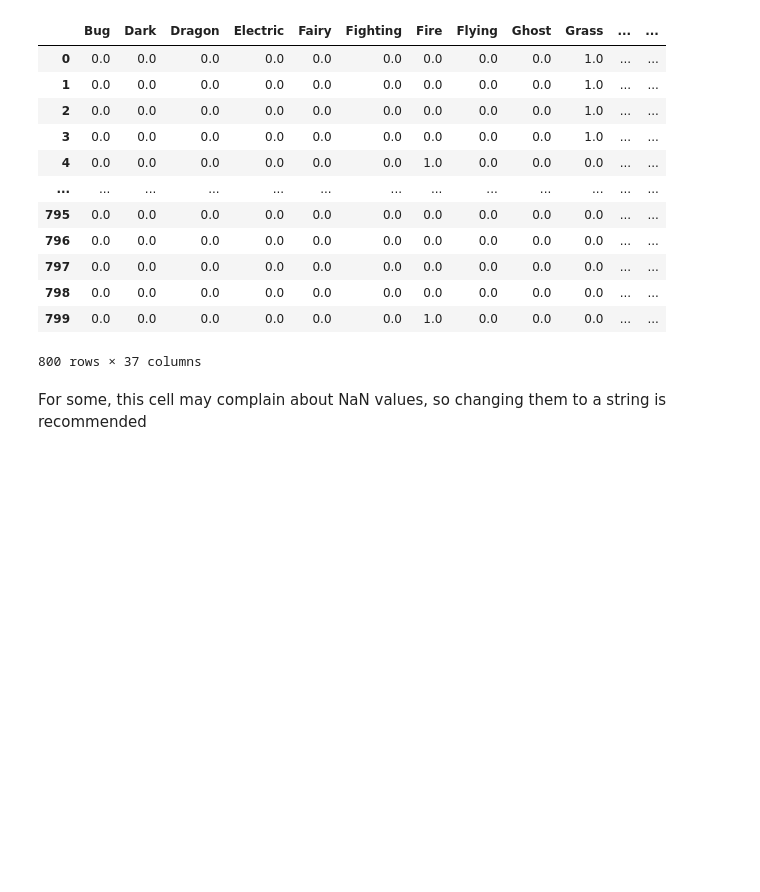
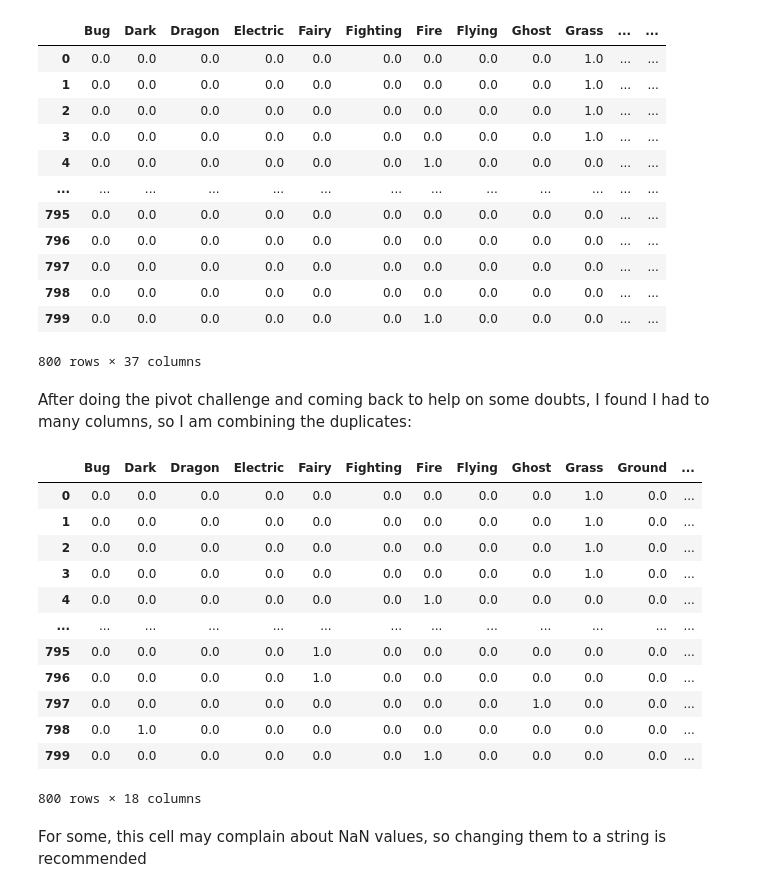
Before and after one commit to cargide/lab-dataframe-calculations, a Jupyter notebook: your-code/challenge-2.ipynb, the cells around one changed output. Drawn from its saved outputs; the diff is of its cells as text; code cells hidden in the pictures; blank space fills up the shorter version.

```diff
--- a/your-code/challenge-2.ipynb
+++ b/your-code/challenge-2.ipynb
@@ -136,6 +136,25 @@ onehot_table
 | 798 | 0.0 | 0.0 | 0.0 | 0.0 | 0.0 | 0.0 | 0.0 | 0.0 | 0.0 | 0.0 | ... | ... |
 | 799 | 0.0 | 0.0 | 0.0 | 0.0 | 0.0 | 0.0 | 1.0 | 0.0 | 0.0 | 0.0 | ... | ... |
 800 rows × 37 columns
+# %% [markdown]
+After doing the pivot challenge and coming back to help on some doubts, I found I had to many columns, so I am combining the duplicates:
+# %%
+onehot_table2 = onehot_table.groupby(onehot_table.columns, axis=1).sum()
+onehot_table2
+# %% [output]
+|  | Bug | Dark | Dragon | Electric | Fairy | Fighting | Fire | Flying | Ghost | Grass | Ground | ... |
+| 0 | 0.0 | 0.0 | 0.0 | 0.0 | 0.0 | 0.0 | 0.0 | 0.0 | 0.0 | 1.0 | 0.0 | ... |
+| 1 | 0.0 | 0.0 | 0.0 | 0.0 | 0.0 | 0.0 | 0.0 | 0.0 | 0.0 | 1.0 | 0.0 | ... |
+| 2 | 0.0 | 0.0 | 0.0 | 0.0 | 0.0 | 0.0 | 0.0 | 0.0 | 0.0 | 1.0 | 0.0 | ... |
+| 3 | 0.0 | 0.0 | 0.0 | 0.0 | 0.0 | 0.0 | 0.0 | 0.0 | 0.0 | 1.0 | 0.0 | ... |
+| 4 | 0.0 | 0.0 | 0.0 | 0.0 | 0.0 | 0.0 | 1.0 | 0.0 | 0.0 | 0.0 | 0.0 | ... |
+| ... | ... | ... | ... | ... | ... | ... | ... | ... | ... | ... | ... | ... |
+| 795 | 0.0 | 0.0 | 0.0 | 0.0 | 1.0 | 0.0 | 0.0 | 0.0 | 0.0 | 0.0 | 0.0 | ... |
+| 796 | 0.0 | 0.0 | 0.0 | 0.0 | 1.0 | 0.0 | 0.0 | 0.0 | 0.0 | 0.0 | 0.0 | ... |
+| 797 | 0.0 | 0.0 | 0.0 | 0.0 | 0.0 | 0.0 | 0.0 | 0.0 | 1.0 | 0.0 | 0.0 | ... |
+| 798 | 0.0 | 1.0 | 0.0 | 0.0 | 0.0 | 0.0 | 0.0 | 0.0 | 0.0 | 0.0 | 0.0 | ... |
+| 799 | 0.0 | 0.0 | 0.0 | 0.0 | 0.0 | 0.0 | 1.0 | 0.0 | 0.0 | 0.0 | 0.0 | ... |
+800 rows × 18 columns
 # %% [markdown]
 For some, this cell may complain about NaN values, so changing them to a string is recommended
 # %% [markdown]
```
Also changed, not shown: parts of 8 cells of this notebook.
